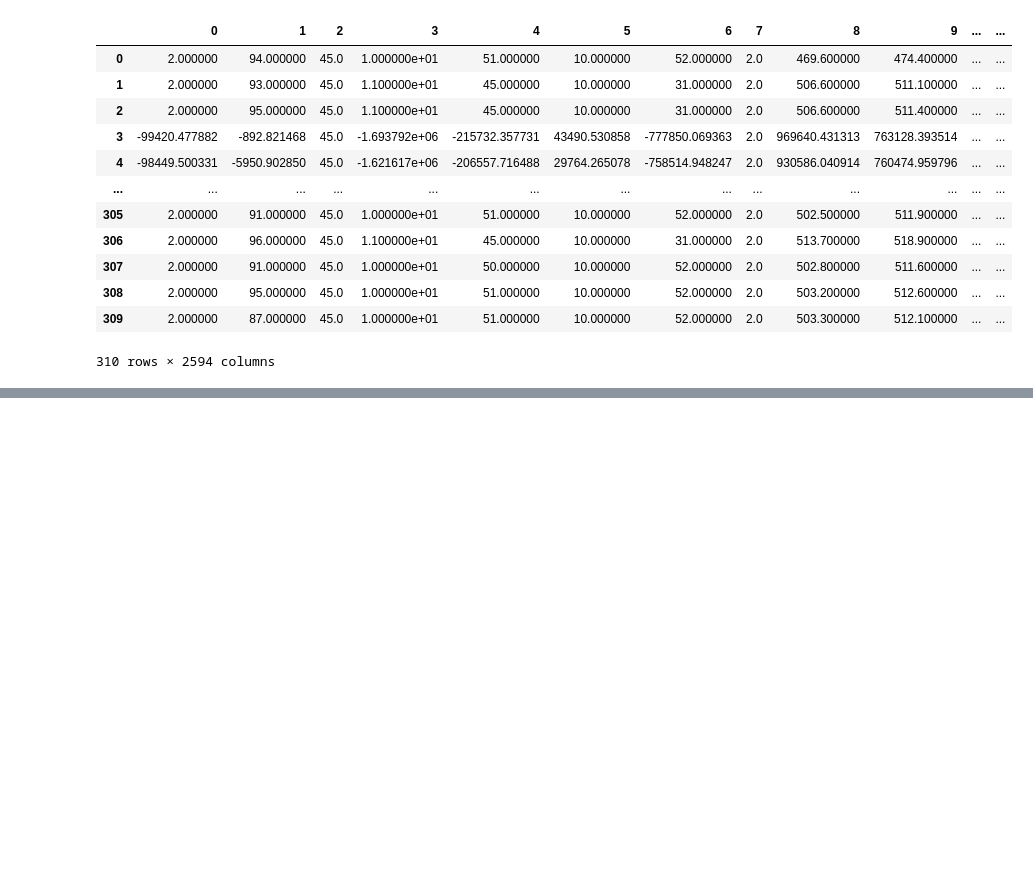
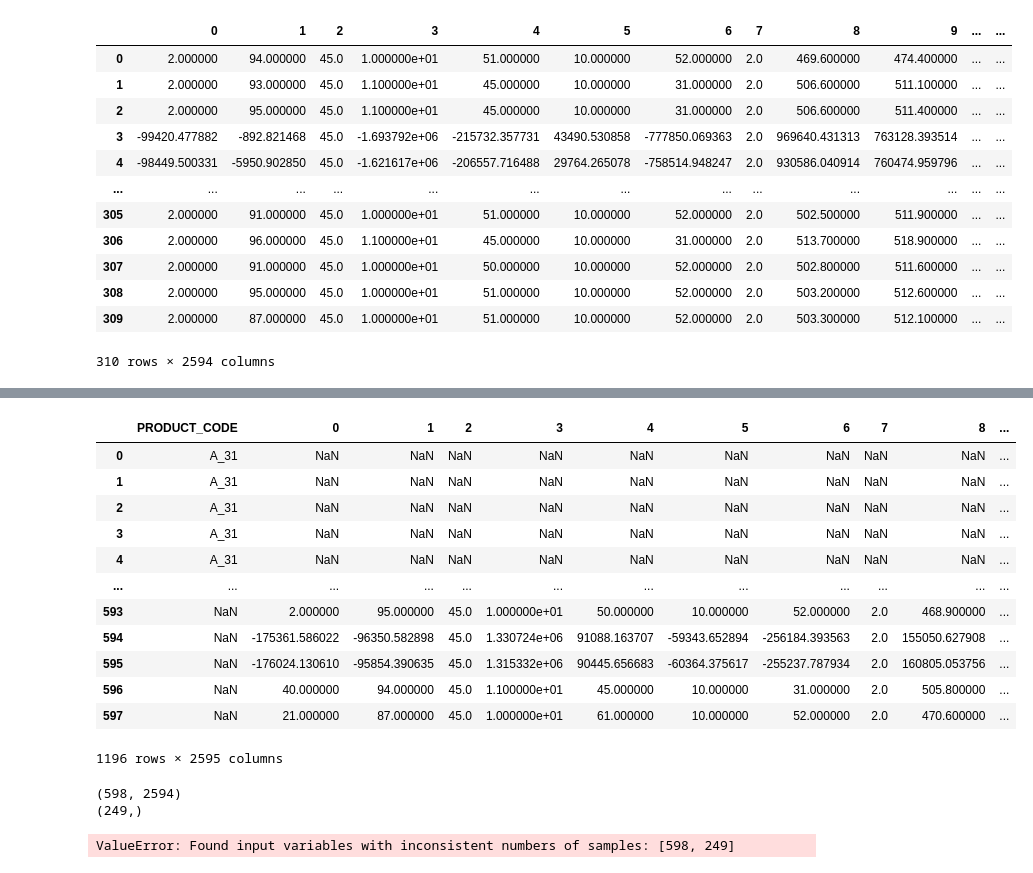
Before and after one commit to ffe4el/MLDL, a Jupyter notebook: Aimers hackerton/결측치제거mice.ipynb, the cells around one changed output, grey strips where cells are left out. Cells and saved outputs as stored; diff of their text form; code cells hidden in the pictures; blank space fills up the shorter version.

```diff
--- a/Aimers hackerton/결측치제거mice.ipynb
+++ b/Aimers hackerton/결측치제거mice.ipynb
@@ -71,3 +81,8 @@ X.corr().fillna(0)
 | X_2874 | 0.000000 | 0.000000 | 0.0 | 0.000000 | 0.000000 | 0.000000 | 0.000000 | 0.0 | 0.000000 | 0.000000 | ... | ... |
 | X_2875 | 0.000000 | 0.000000 | 0.0 | 0.000000 | 0.000000 | 0.000000 | 0.000000 | 0.0 | 0.000000 | 0.000000 | ... | ... |
 2676 rows × 2676 columns
+# %%
+col= []
+for i in X.columns:
+    col.append(i)
+col
@@ -131,0 +181,4 @@ d
+# %%
+# 컬럼명 넣어주기
+d.columns=col
+d
@@ -232,0 +298,3 @@ b
+# %%
+pc =pd.DataFrame(train['PRODUCT_CODE'])
+pc
@@ -233,3 +315,70 @@ b
+# %%
+A_code = pd.concat([pc, d])
+A_code
+# %% [output]
+|  | PRODUCT_CODE | 0 | 1 | 2 | 3 | 4 | 5 | 6 | 7 | 8 | ... |
+| 0 | A_31 | NaN | NaN | NaN | NaN | NaN | NaN | NaN | NaN | NaN | ... |
+| 1 | A_31 | NaN | NaN | NaN | NaN | NaN | NaN | NaN | NaN | NaN | ... |
+| 2 | A_31 | NaN | NaN | NaN | NaN | NaN | NaN | NaN | NaN | NaN | ... |
+| 3 | A_31 | NaN | NaN | NaN | NaN | NaN | NaN | NaN | NaN | NaN | ... |
+| 4 | A_31 | NaN | NaN | NaN | NaN | NaN | NaN | NaN | NaN | NaN | ... |
+| ... | ... | ... | ... | ... | ... | ... | ... | ... | ... | ... | ... |
+| 593 | NaN | 2.000000 | 95.000000 | 45.0 | 1.000000e+01 | 50.000000 | 10.000000 | 52.000000 | 2.0 | 468.900000 | ... |
+| 594 | NaN | -175361.586022 | -96350.582898 | 45.0 | 1.330724e+06 | 91088.163707 | -59343.652894 | -256184.393563 | 2.0 | 155050.627908 | ... |
+| 595 | NaN | -176024.130610 | -95854.390635 | 45.0 | 1.315332e+06 | 90445.656683 | -60364.375617 | -255237.787934 | 2.0 | 160805.053756 | ... |
+| 596 | NaN | 40.000000 | 94.000000 | 45.0 | 1.100000e+01 | 45.000000 | 10.000000 | 31.000000 | 2.0 | 505.800000 | ... |
+| 597 | NaN | 21.000000 | 87.000000 | 45.0 | 1.000000e+01 | 61.000000 | 10.000000 | 52.000000 | 2.0 | 470.600000 | ... |
+1196 rows × 2595 columns
+# %%
+# 결측치 넣은걸로 돌려보기..!
+from sklearn.model_selection import GridSearchCV
+import lightgbm as lgb
+from sklearn.metrics import confusion_matrix
+from sklearn.metrics import accuracy_score
+from sklearn.model_selection import cross_validate
+from sklearn.model_selection import StratifiedKFold
+
+def data_modeling_AA():
+    df =
+
+    data_A = df[df["PRODUCT_CODE"] == "A_31"]
+
+    A_y = data_A["Y_Class"]
+    A_X = d
+    print(A_X.shape)
+    print(A_y.shape)
+
+    X_train, X_test, y_train, y_test = train_test_split(A_X, A_y, test_size=0.3, random_state=42)
+
+    # df = A_X.corr()
+    # print(np.isfinite(df))
+
+    #MICE 결측치 메꾸기
+    # imp = IterativeImputer(estimator=lr, verbose=2, max_iter=30, tol=1e-10, imputation_order='roman')
+    # imp.fit_transform(X_train)
+
+    model_A = lgb.LGBMClassifier(random_state=42)
+    model_A.fit(X_train, y_train)
+    prediction = model_A.predict(X_test)
+
+    print(confusion_matrix(prediction, y_test))
+    print(f"A_정답률:{accuracy_score(prediction, y_test):.3f}")
+
+    scores = cross_validate(model_A, X_train, y_train, cv=StratifiedKFold())
+    print(np.mean(scores['test_score']))
+
+    # n_splits매개변수는 몇(k)폴드 교차 검증 할지를 정한다.
+    splitter = StratifiedKFold(n_splits=10, shuffle=True, random_state=42)
+    scores = cross_validate(model_A, X_train, y_train, cv=splitter)
+    print(np.mean(scores['test_score']))
+
+    return model_A, A_X.columns
+
+data_modeling_AA()
+# %% [output]
+(598, 2594)
+(249,)
+ValueError: Found input variables with inconsistent numbers of samples: [598, 249]
 # %%
 from sklearn.model_selection import GridSearchCV
 import lightgbm as lgb
```
Also changed, not shown: parts of 12 cells of this notebook, 1 other file.
